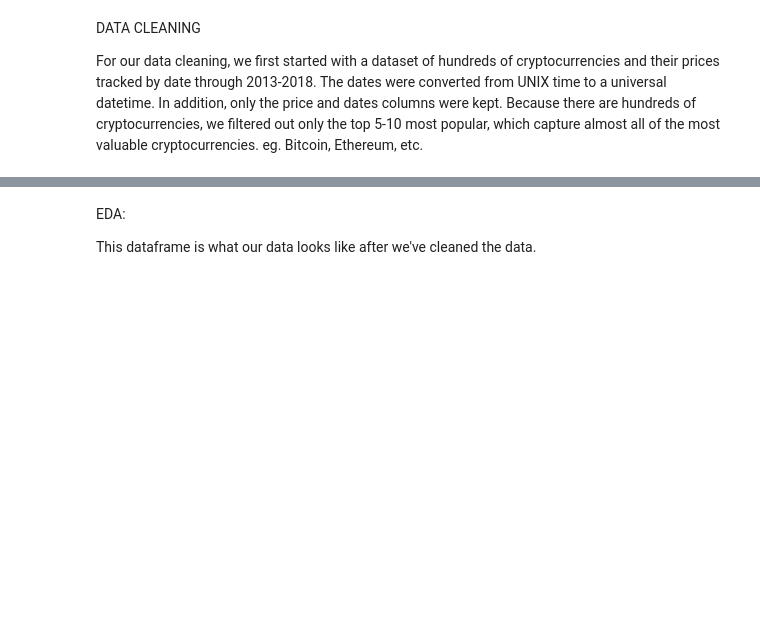
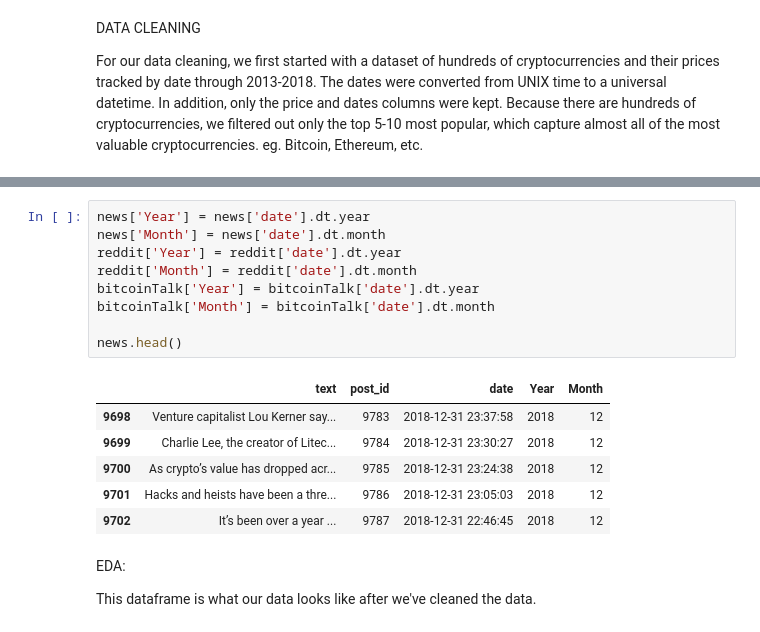
Before and after one commit to uic-cs418/cs418-spring22-sixth-sense, a Jupyter notebook: CS418_Sixth_Sense.ipynb, the cells around one changed output, grey strips where cells are left out. Cells and saved outputs as stored; diff of their text form; blank space fills up the shorter version.

```diff
--- a/CS418_Sixth_Sense.ipynb
+++ b/CS418_Sixth_Sense.ipynb
@@ -95,3 +113,19 @@ crypto_prices_df[(crypto_prices_df['currency'] == 'bitcoin')].head(10)
+# %%
+news['Year'] = news['date'].dt.year
+news['Month'] = news['date'].dt.month
+reddit['Year'] = reddit['date'].dt.year
+reddit['Month'] = reddit['date'].dt.month
+bitcoinTalk['Year'] = bitcoinTalk['date'].dt.year
+bitcoinTalk['Month'] = bitcoinTalk['date'].dt.month
+
+news.head()
+# %% [output]
+|  | text | post_id | date | Year | Month |
+| 9698 | Venture capitalist Lou Kerner say... | 9783 | 2018-12-31 23:37:58 | 2018 | 12 |
+| 9699 | Charlie Lee, the creator of Litec... | 9784 | 2018-12-31 23:30:27 | 2018 | 12 |
+| 9700 | As crypto’s value has dropped acr... | 9785 | 2018-12-31 23:24:38 | 2018 | 12 |
+| 9701 | Hacks and heists have been a thre... | 9786 | 2018-12-31 23:05:03 | 2018 | 12 |
+| 9702 | It’s been over a year ... | 9787 | 2018-12-31 22:46:45 | 2018 | 12 |
 # %% [markdown]
 EDA:
 
```
Also changed, not shown: parts of 20 cells of this notebook, 1 other file.
